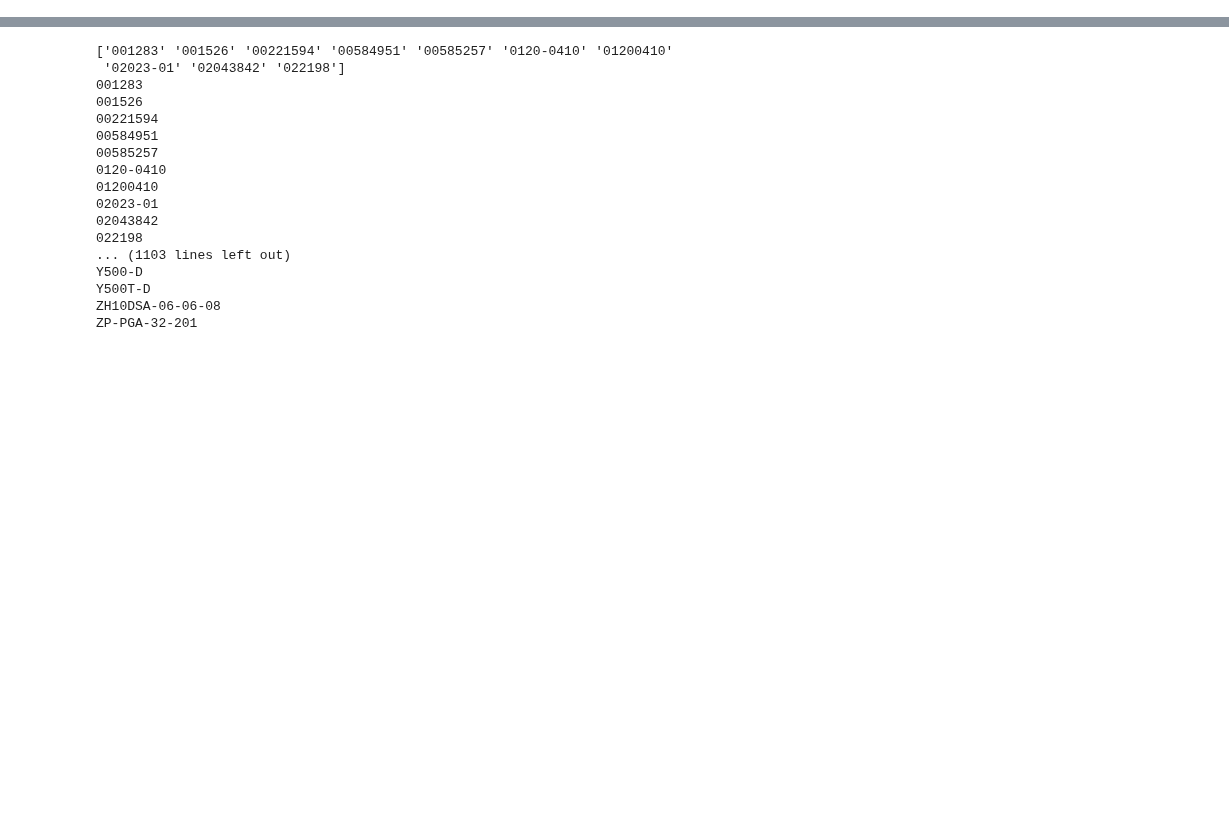
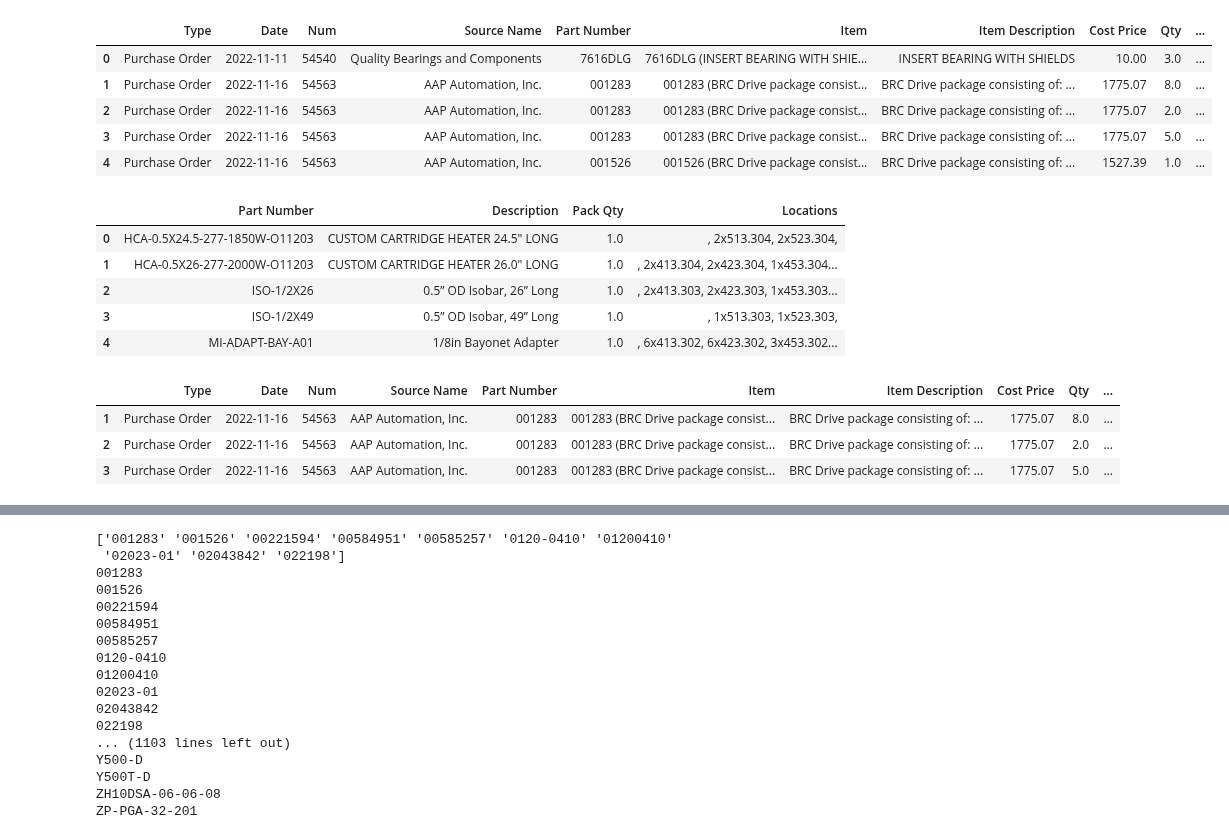
Before and after one commit to austinlackey/job-costing, a Jupyter notebook: main.ipynb, the cells around one changed output, grey strips where cells are left out. Saved outputs shown, nothing was run; the diff lists cells and outputs as text; code cells hidden in the pictures; blank space fills up the shorter version.

```diff
--- a/main.ipynb
+++ b/main.ipynb
@@ -1,5 +0,0 @@
-# %%
-import pandas as pd
-import numpy as np
-import os
-pd.set_option('display.max_colwidth', None)
@@ -196,0 +1,31 @@ ERROR: Part number not found in Purchased
+# %%
+%run functions.py
+# Purchased BOM
+purchased = loadBOM_Purchased('Data/GF12 Purchased Master Tab Copy.xlsx')
+
+# Purchase Orders
+po = loadPO('Data/GF12 All Purchase Orders By Job.xlsx')
+po = mapPOtoPurchased(po, purchased)
+
+display(po.head())
+display(purchased.head())
+# %% [output]
+|  | Type | Date | Num | Source Name | Part Number | Item | Item Description | Cost Price | Qty | ... |
+| 0 | Purchase Order | 2022-11-11 | 54540 | Quality Bearings and Components | 7616DLG | 7616DLG (INSERT BEARING WITH SHIE... | INSERT BEARING WITH SHIELDS | 10.00 | 3.0 | ... |
+| 1 | Purchase Order | 2022-11-16 | 54563 | AAP Automation, Inc. | 001283 | 001283 (BRC Drive package consist... | BRC Drive package consisting of: ... | 1775.07 | 8.0 | ... |
+| 2 | Purchase Order | 2022-11-16 | 54563 | AAP Automation, Inc. | 001283 | 001283 (BRC Drive package consist... | BRC Drive package consisting of: ... | 1775.07 | 2.0 | ... |
+| 3 | Purchase Order | 2022-11-16 | 54563 | AAP Automation, Inc. | 001283 | 001283 (BRC Drive package consist... | BRC Drive package consisting of: ... | 1775.07 | 5.0 | ... |
+| 4 | Purchase Order | 2022-11-16 | 54563 | AAP Automation, Inc. | 001526 | 001526 (BRC Drive package consist... | BRC Drive package consisting of: ... | 1527.39 | 1.0 | ... |
+|  | Part Number | Description | Pack Qty | Locations |
+| 0 | HCA-0.5X24.5-277-1850W-O11203 | CUSTOM CARTRIDGE HEATER 24.5" LONG | 1.0 | , 2x513.304, 2x523.304, |
+| 1 | HCA-0.5X26-277-2000W-O11203 | CUSTOM CARTRIDGE HEATER 26.0" LONG | 1.0 | , 2x413.304, 2x423.304, 1x453.304... |
+| 2 | ISO-1/2X26 | 0.5” OD Isobar, 26” Long | 1.0 | , 2x413.303, 2x423.303, 1x453.303... |
+| 3 | ISO-1/2X49 | 0.5” OD Isobar, 49” Long | 1.0 | , 1x513.303, 1x523.303, |
+| 4 | MI-ADAPT-BAY-A01 | 1/8in Bayonet Adapter | 1.0 | , 6x413.302, 6x423.302, 3x453.302... |
+# %%
+lookupPartNumber(po, '001283')
+# %% [output]
+|  | Type | Date | Num | Source Name | Part Number | Item | Item Description | Cost Price | Qty | ... |
+| 1 | Purchase Order | 2022-11-16 | 54563 | AAP Automation, Inc. | 001283 | 001283 (BRC Drive package consist... | BRC Drive package consisting of: ... | 1775.07 | 8.0 | ... |
+| 2 | Purchase Order | 2022-11-16 | 54563 | AAP Automation, Inc. | 001283 | 001283 (BRC Drive package consist... | BRC Drive package consisting of: ... | 1775.07 | 2.0 | ... |
+| 3 | Purchase Order | 2022-11-16 | 54563 | AAP Automation, Inc. | 001283 | 001283 (BRC Drive package consist... | BRC Drive package consisting of: ... | 1775.07 | 5.0 | ... |
```
Also changed, not shown: parts of 8 cells of this notebook, 27 other files.
